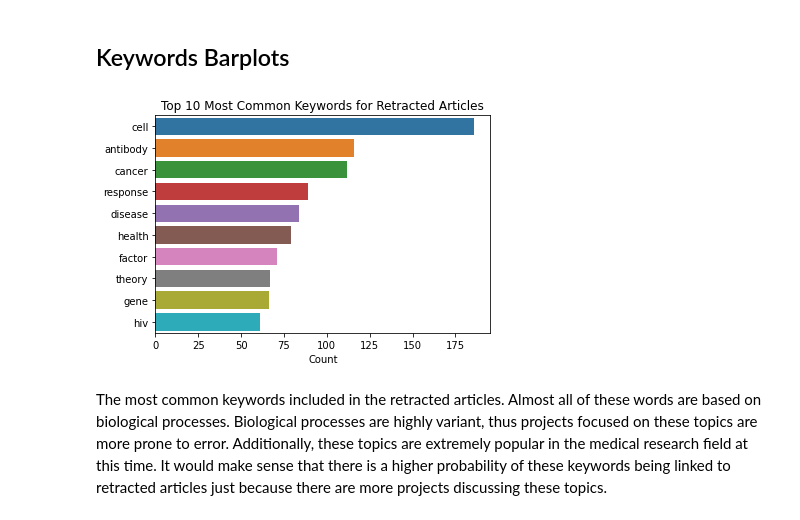
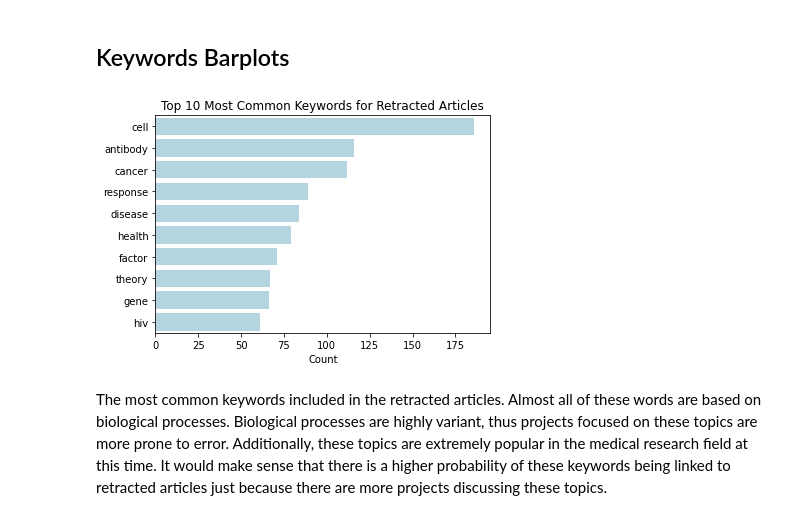
Before and after one commit to lmpack01/Research-Article-Retraction-Project, a Jupyter notebook: 4_EDA.ipynb, the cells around one changed output. Drawn from its saved outputs; the diff is of its cells as text; code cells hidden in the pictures.

```diff
--- a/4_EDA.ipynb
+++ b/4_EDA.ipynb
@@ -157,10 +157,10 @@ The difference in character length/word count between retracted and non-retracte
 # %%
 #Retraction data only
 sns.barplot(y=['cell', 'antibody', 'cancer', 'response', 'disease', 'health', 'factor', 'theory', 'gene', 'hiv'],
-           x = [186, 116, 112, 89, 84, 79, 71, 67, 66, 61], orient='h').set(title = 'Top 10 Most Common Keywords for Retracted Articles',
+           x = [186, 116, 112, 89, 84, 79, 71, 67, 66, 61], orient='h', color='LightBlue').set(title = 'Top 10 Most Common Keywords for Retracted Articles',
                                                                                      xlabel='Count');
 # %% [output]
-[figure, old version]
+[figure, new version]
 # %% [markdown]
 The most common keywords included in the retracted articles. Almost all of these words are based on biological processes. Biological processes are highly variant, thus projects focused on these topics are more prone to error. Additionally, these topics are extremely popular in the medical research field at this time. It would make sense that there is a higher probability of these keywords being linked to retracted articles just because there are more projects discussing these topics.
 # %%
```
Also changed, not shown: parts of 2 cells of this notebook, 1 other file.
